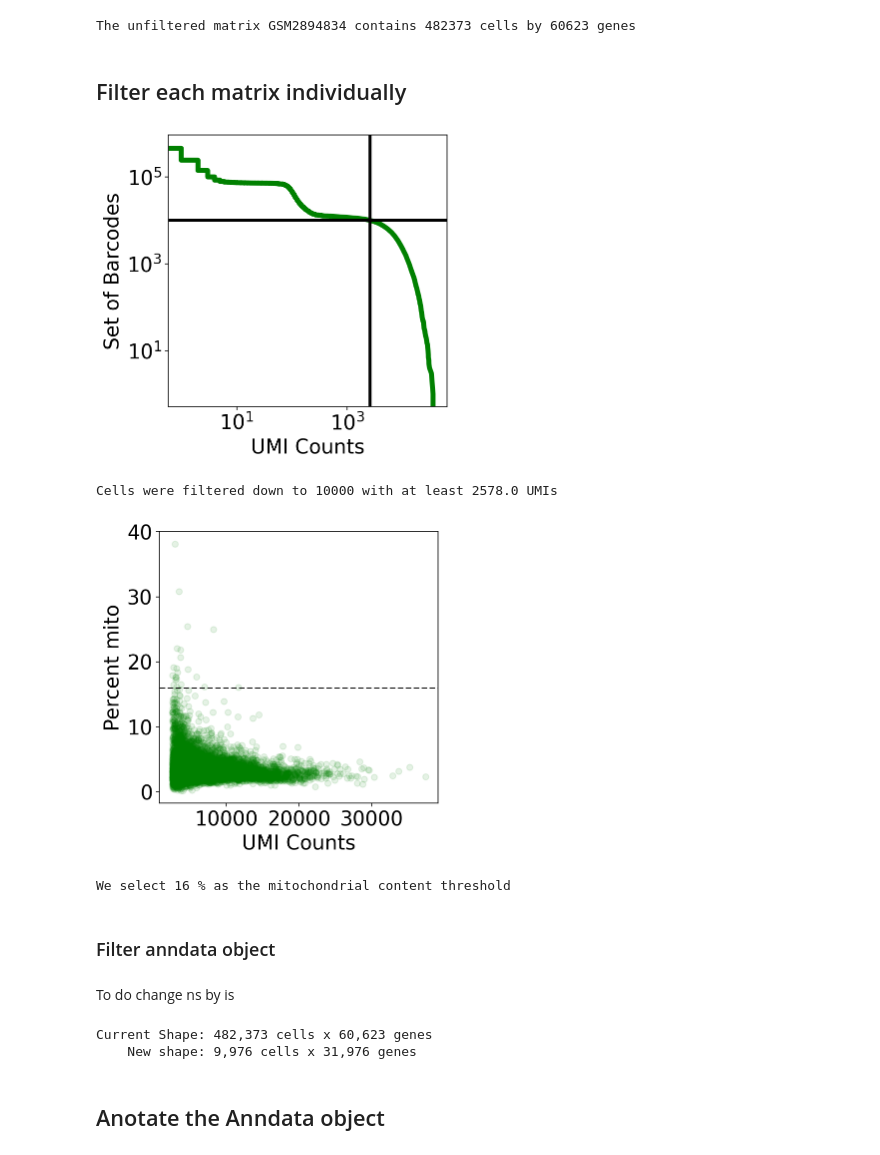
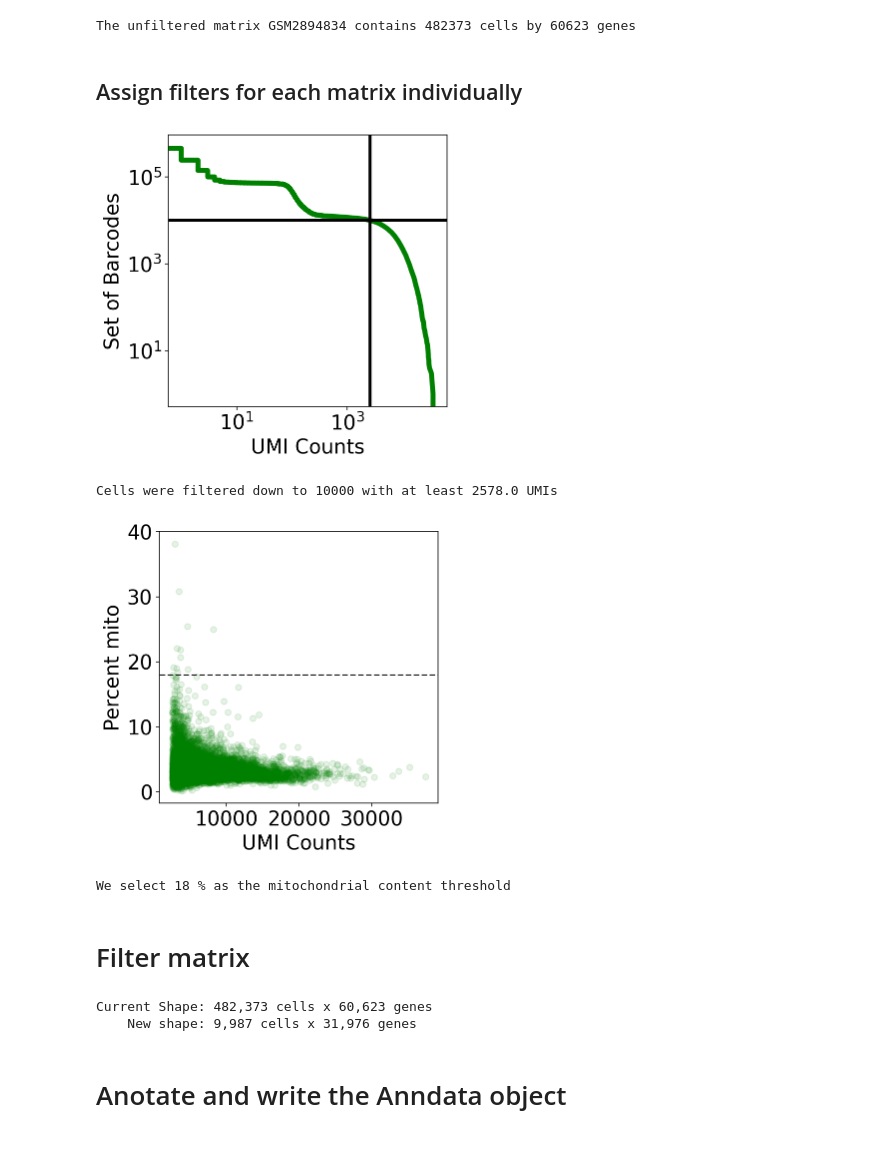
Before and after one commit to agalvezm/ACE2_scRNAseq, a Jupyter notebook: notebooks_countmatrices/GSE102592_GSM2894834.ipynb, the cells around one changed output. Drawn from its saved outputs; the diff is of its cells as text; code cells hidden in the pictures.

```diff
--- a/notebooks_countmatrices/GSE102592_GSM2894834.ipynb
+++ b/notebooks_countmatrices/GSE102592_GSM2894834.ipynb
@@ -150,13 +192,19 @@ if bam:
 
   # Remove I1 and R3 reads not relevant for our analysis
 
+  # Initialize list containing elements to remove
+  remov_elem = []
+
   print ("\n\nThis is the complete list of fastqs:\n -----------")
   for elem in fastqs:
     print (elem)
 
+  # Search index (I1 or R3) fastqs and remove them from list
   for elem in fastqs:
     if re.search("_R3_", elem) or re.search("_I1_", elem):
-      fastqs.remove(elem)
+      remov_elem = remov_elem +[elem]
+
+  fastqs = [elem for elem in fastqs if elem not in remov_elem]
 
   print ("\n\nThis is the filtered list of fastqs:\n -----------")
   for elem in fastqs:
@@ -217,3 +237,13 @@ technology_kb = technology[0]
+# %%
+# wget fastqs from non ffq links in fastqs folder
+if not bam and not fastq_ffqlinks:
+  !mkdir fastqs
+  %cd fastqs
+  for link in fastqs:
+    !wget $link --continue
+
+  # update fastqs variable with name of files
+  fastqs = sorted(os.listdir())
 # %%
 if bam:
   # Download the corresponding Kallisto index to folder containing fastqs
@@ -275,7 +335,7 @@ for i in range(number_of_samples):
 results = {}
 # %%
 # load the unfiltered matrix
-for i in range(number_of_samples):
+for i in range(no_samples):
   results[sample_id[i]] = anndata.read_h5ad("output" + sample_id[i] + "/counts_unfiltered/adata.h5ad")
   results[sample_id[i]].var["gene_id"] = results[sample_id[i]].var.index.values
 
@@ -301,7 +361,7 @@ for i in range(number_of_samples):
 # %% [output]
 The unfiltered matrix GSM2894834 contains 482373 cells by 60623 genes
 # %% [markdown]
-## Filter each matrix individually
+## Assign filters for each matrix individually
 # %%
 # Modify this manually to change sample after having assigned the "expected_num_cells" and "mito_criteria" parameters
 samp_n = 0
@@ -315,7 +375,7 @@ mito_criteria = 30
 # %%
 
 expected_num_cells = 10000#@param {type:"integer"}
-knee = np.sort(nd(results[sample_id[i]].X.sum(axis=1)))[::-1]
+knee = np.sort(nd(results[sample_id[samp_n]].X.sum(axis=1)))[::-1]
 
 fig, ax = plt.subplots(figsize=(5, 5))
 
@@ -333,44 +393,42 @@ ax.set_ylabel("Set of Barcodes")
 plt.show()
 
 cell_threshold = knee[expected_num_cells]
 
 results["cell_threshold" + sample_id[samp_n]] = knee[expected_num_cells]
 
 print ("Cells were filtered down to " + str(expected_num_cells) + " with at least " + str(cell_threshold) + " UMIs")
 
 
-mito_criteria = 16#@param {type:"integer"}
+mito_criteria = 18#@param {type:"integer"}
 results["mito_criteria" + sample_id[samp_n]] = mito_criteria
 
 fig, ax = plt.subplots(figsize=(5,5))
 
 
-x = nd(results[sample_id[i]].obs["cell_counts"][results[sample_id[i]].obs["cell_counts"] > cell_threshold])
-y = nd(results[sample_id[i]].obs["percent_mito"][results[sample_id[i]].obs["cell_counts"] > cell_threshold])
+x = nd(results[sample_id[samp_n]].obs["cell_counts"][results[sample_id[samp_n]].obs["cell_counts"] > cell_threshold])
+y = nd(results[sample_id[samp_n]].obs["percent_mito"][results[sample_id[samp_n]].obs["cell_counts"] > cell_threshold])
 
 ax.scatter(x, y, color="green", alpha=0.1)
 
 ax.axhline(y=mito_criteria, linestyle="--", color="k")
 
 
 ax.set_xlabel("UMI Counts")
 ax.set_ylabel("Percent mito")
 
 
 plt.show()
 
 print("We select " + str(mito_criteria) + " % as the mitochondrial content threshold")
 # %% [output]
 [figure]
 Cells were filtered down to 10000 with at least 2578.0 UMIs
-[figure, old version]
+[figure, new version]
-We select 16 % as the mitochondrial content threshold
+We select 18 % as the mitochondrial content threshold
 # %% [markdown]
-### Filter anndata object
+# Filter matrix
-# %% [markdown]
-To do change ns by is
 # %%
-for i in range(number_of_samples):
+for i in range(no_samples):
   results[sample_id[i]].obs["pass_count_filter"] = results[sample_id[i]].obs["cell_counts"] > results["cell_threshold" + sample_id[i]]
   results[sample_id[i]].obs["pass_mito_filter"] = results[sample_id[i]].obs.percent_mito < results["mito_criteria" + sample_id[i]]
   results[sample_id[i]].var["pass_gene_filter"] = results[sample_id[i]].var["n_cells"] > gene_threshold
@@ -383,7 +441,7 @@ for i in range(number_of_samples):
   results["data_" + sample_id[i]] = results[sample_id[i]][cell_mask, gene_mask]
 # %% [output]
 Current Shape: 482,373 cells x 60,623 genes
-    New shape: 9,976 cells x 31,976 genes
+    New shape: 9,987 cells x 31,976 genes
 # %% [markdown]
-## Anotate the Anndata object
+# Anotate and write the Anndata object
 # %%
```
Also changed, not shown: parts of 25 cells of this notebook.
